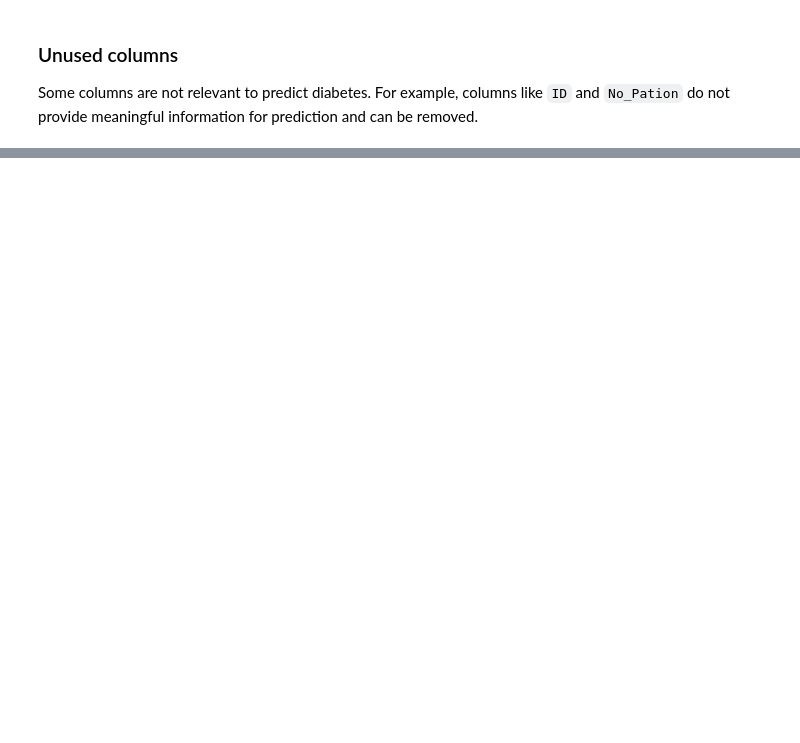
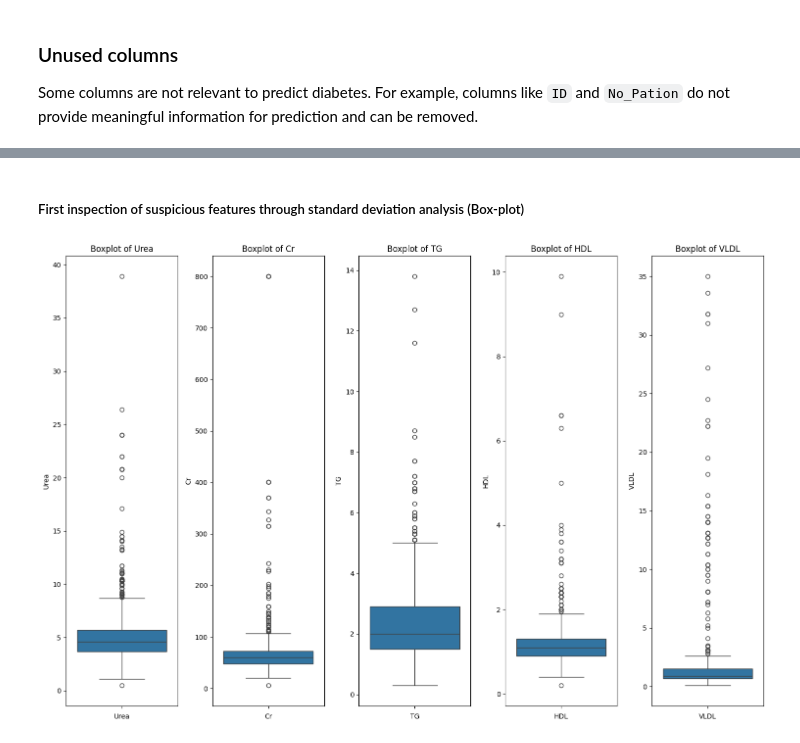
Before and after one commit to tbimbato/Diabetes-Dataset-EDA-and-prediction, a Jupyter notebook: notebooks/EDA.ipynb, the cells around one changed output, grey strips where cells are left out. Drawn from its saved outputs; the diff is of its cells as text; code cells hidden in the pictures; blank space fills up the shorter version.

```diff
--- a/notebooks/EDA.ipynb
+++ b/notebooks/EDA.ipynb
@@ -206,0 +203,4 @@ dataset.describe().T
+# %%
+stats = dataset.drop(columns=['Gender', 'AGE']).describe()
+# we lauch the describe() method on the dataset without the 'Gender' and 'AGE' columns
+stats
@@ -206,0 +217,8 @@ dataset.describe().T
+# %%
+# Filtering columns with a standard deviation greater than half the mean and store it in a list
+features_high_std = stats.columns[stats.loc['std'] > (stats.loc['mean'] / 2)]
+    # stats.loc['std'] returns the standard deviation of each column (looking in the row 'std')
+    # stats.loc['mean'] returns the mean of each column (looking in the row 'mean')
+    # The result is a boolean array, which we use to filter the columns of the 'stats' DataFrame just created
+suspicious_features = features_high_std.tolist
+print(suspicious_features)
@@ -243,18 +244,0 @@ plt.show()
-# %%
-# fig
-plt.figure(figsize=(15, 8))
-
-# features to show
-features = ['Urea', 'Cr', 'TG', 'HDL', 'VLDL']
-# overlapping graph -> more features in the dame plot
-for feature in features:
-    sns.kdeplot(data=data[feature], label=feature, fill=True, alpha=0.5)
-
-# Titolo e labels
-plt.title("Overlapping Distributions of Features for Outlier Detection", fontsize=14)
-plt.xlabel("Normalized Value")
-plt.ylabel("Density")
-plt.legend(title="Features")
-
-# Mostra il grafico
-plt.show()
@@ -262,0 +251,19 @@ plt.show()
+# %% [markdown]
+#####  First inspection of suspicious features through standard deviation analysis (Box-plot)
+# %%
+# Plotting the distribution of the features as subplots horizontally
+plt.figure(figsize=(15, 10))
+
+data = dataset[features_high_std]
+
+# Loop through each feature and create a subplot
+for i, feature in enumerate(features_high_std, 1):
+    plt.subplot(1, len(features_high_std), i)
+    sns.boxplot(data=data[feature])
+    plt.title(f'Boxplot of {feature}')
+    plt.xlabel(feature)
+
+plt.tight_layout()
+plt.show()
+# %% [output]
+[figure, added]
```
Also changed, not shown: parts of 25 cells of this notebook, 1 other file.
